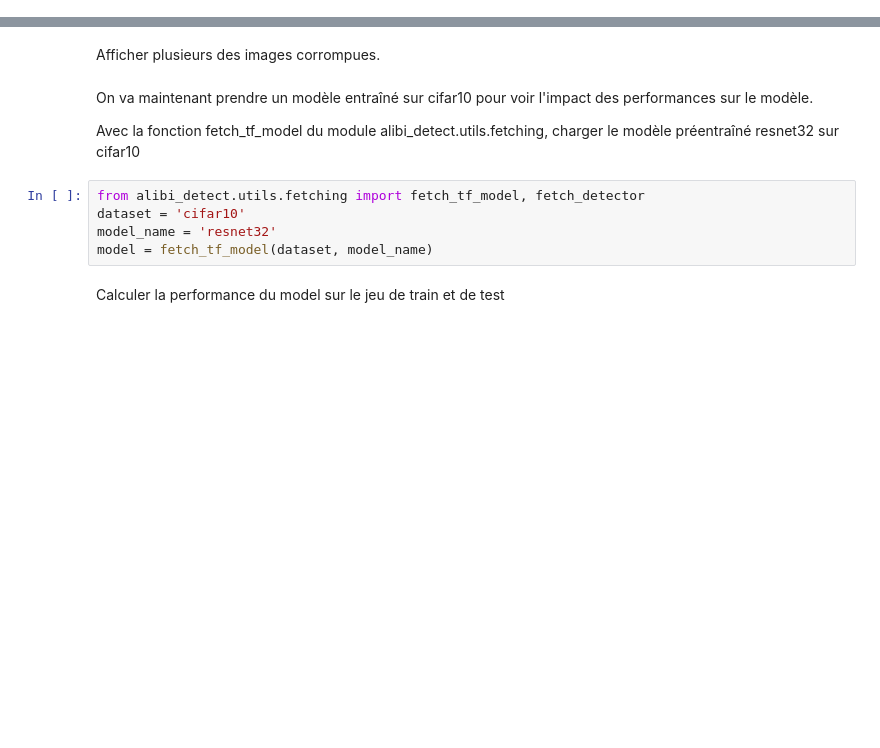
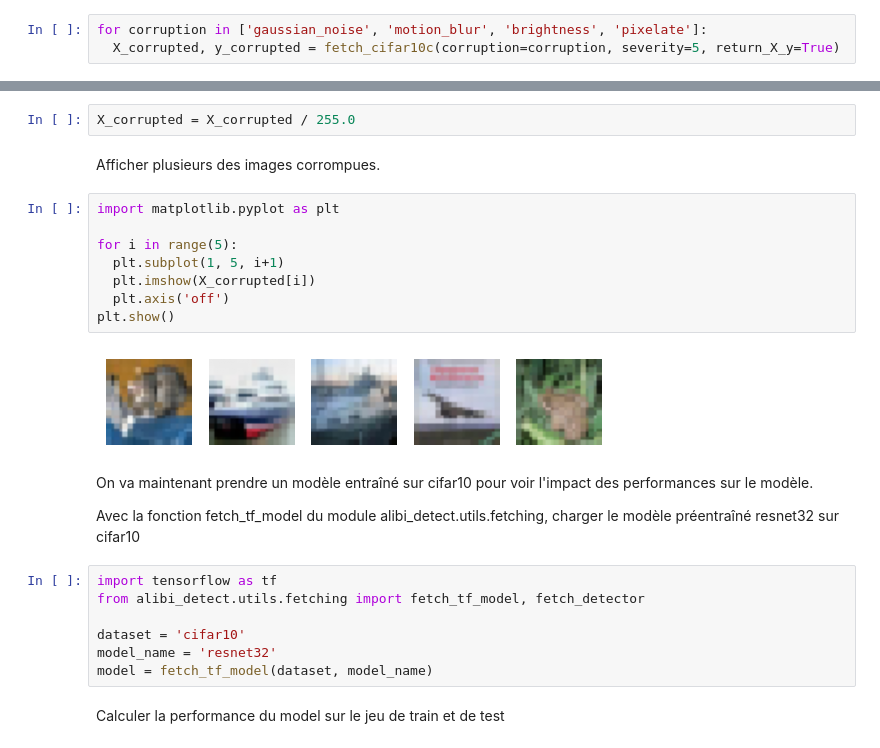
Before and after one commit to ClovisDyArx/mlops, a Jupyter notebook: tp_datadrift/2024_Drift_model_and_retraining.ipynb, the cells around one changed output, grey strips where cells are left out. Cells and saved outputs as stored; diff of their text form; blank space fills up the shorter version.

```diff
--- a/tp_datadrift/2024_Drift_model_and_retraining.ipynb
+++ b/tp_datadrift/2024_Drift_model_and_retraining.ipynb
@@ -60,16 +204,33 @@ Avec la fonction fetch_cifar10c récupérer des exemples corrompus de donnée re
 Vous choisirez au moins les corruptions suivantes : ['gaussian_noise', 'motion_blur', 'brightness', 'pixelate']
 
 Vous spécifirez les argument severity=5 et return_X_y=True
+# %%
+for corruption in ['gaussian_noise', 'motion_blur', 'brightness', 'pixelate']:
+  X_corrupted, y_corrupted = fetch_cifar10c(corruption=corruption, severity=5, return_X_y=True)
 # %% [markdown]
 Normaliser les images corrompues
+# %%
+X_corrupted = X_corrupted / 255.0
 # %% [markdown]
 Afficher plusieurs des images corrompues.
+# %%
+import matplotlib.pyplot as plt
+
+for i in range(5):
+  plt.subplot(1, 5, i+1)
+  plt.imshow(X_corrupted[i])
+  plt.axis('off')
+plt.show()
+# %% [output]
+[figure, added]
 # %% [markdown]
 On va maintenant prendre un modèle entraîné sur cifar10 pour voir l'impact des performances sur le modèle.
 
 Avec la fonction  fetch_tf_model du module alibi_detect.utils.fetching, charger le modèle préentraîné resnet32 sur cifar10
 # %%
+import tensorflow as tf
 from alibi_detect.utils.fetching import fetch_tf_model, fetch_detector
+
 dataset = 'cifar10'
 model_name = 'resnet32'
 model = fetch_tf_model(dataset, model_name)
```
Also changed, not shown: parts of 26 cells of this notebook.
